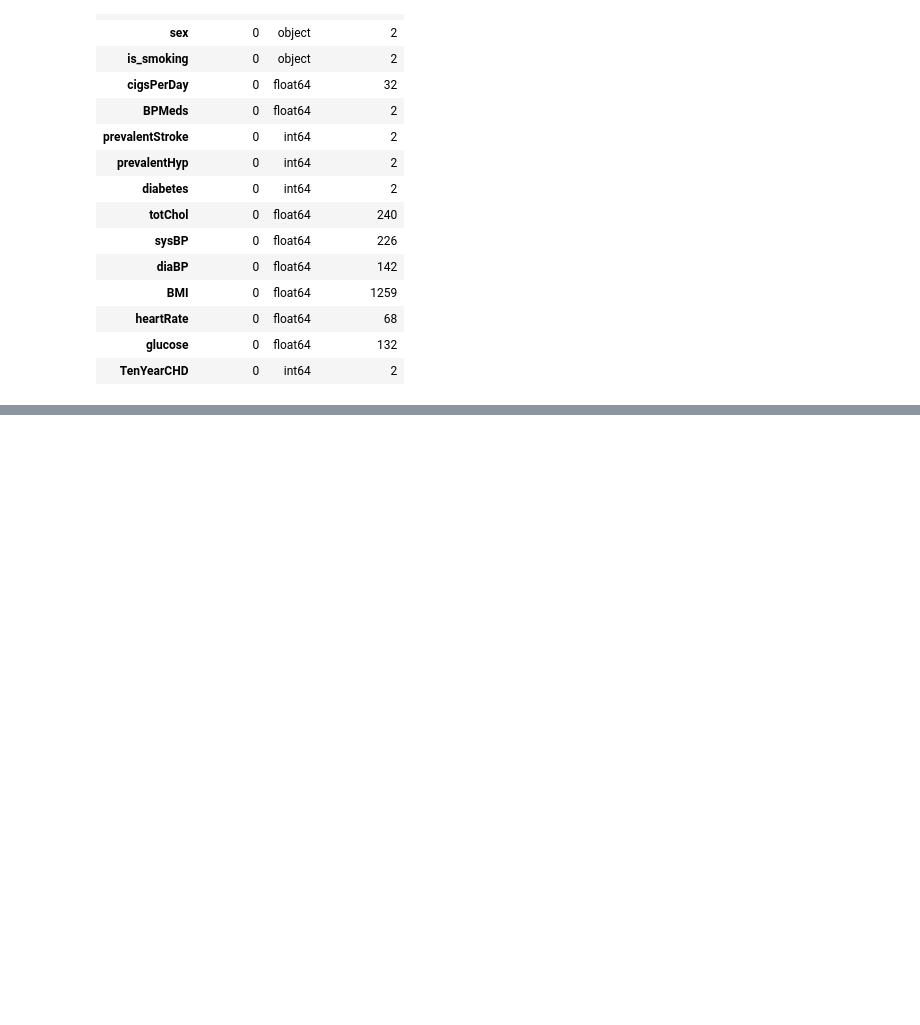
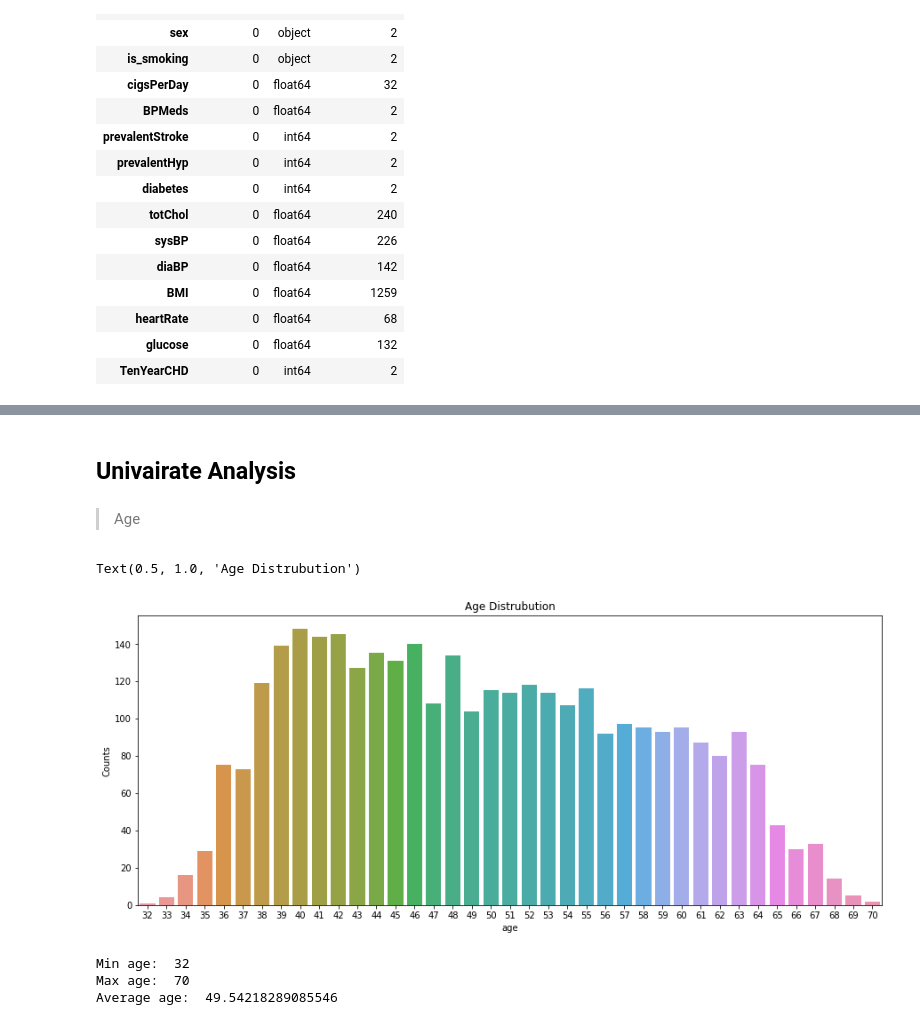
Before and after one commit to mdnawabali/Cadiovascular-Risk-Prediction, a Jupyter notebook: Cardiovascular_Risk_Prediction.ipynb, the cells around one changed output, grey strips where cells are left out. Saved outputs shown, nothing was run; the diff lists cells and outputs as text; code cells hidden in the pictures; blank space fills up the shorter version.

```diff
--- a/Cardiovascular_Risk_Prediction.ipynb
+++ b/Cardiovascular_Risk_Prediction.ipynb
@@ -160,0 +200,25 @@ brief()
+# %% [markdown]
+## **Univairate Analysis**
+# %% [markdown]
+
+
+>Age
+# %%
+# Display age distribution
+fig, ax = plt.subplots(figsize=(15,6))
+age_dis=pd.DataFrame(cv_df.groupby(['age'])['id'].count())
+sns.barplot(x=age_dis.index,y=age_dis['id'])
+plt.ylabel('Counts')
+plt.title('Age Distrubution')
+# %% [output]
+Text(0.5, 1.0, 'Age Distrubution')
+[figure, added]
+# %%
+# Get min, max and average of the age
+print('Min age: ', min(cv_df['age']))
+print('Max age: ', max(cv_df['age']))
+print('Average age: ', cv_df['age'].mean())
+# %% [output]
+Min age:  32
+Max age:  70
+Average age:  49.54218289085546
```
Also changed, not shown: parts of 19 cells of this notebook.
